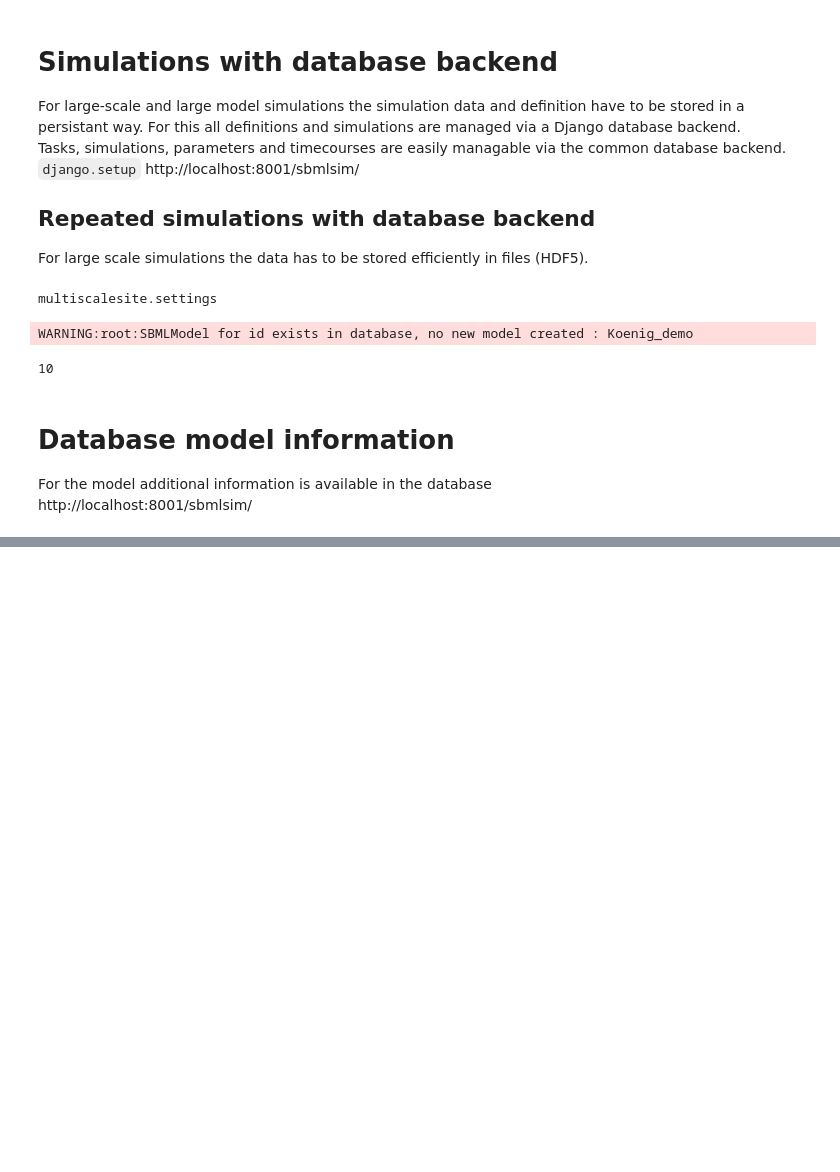
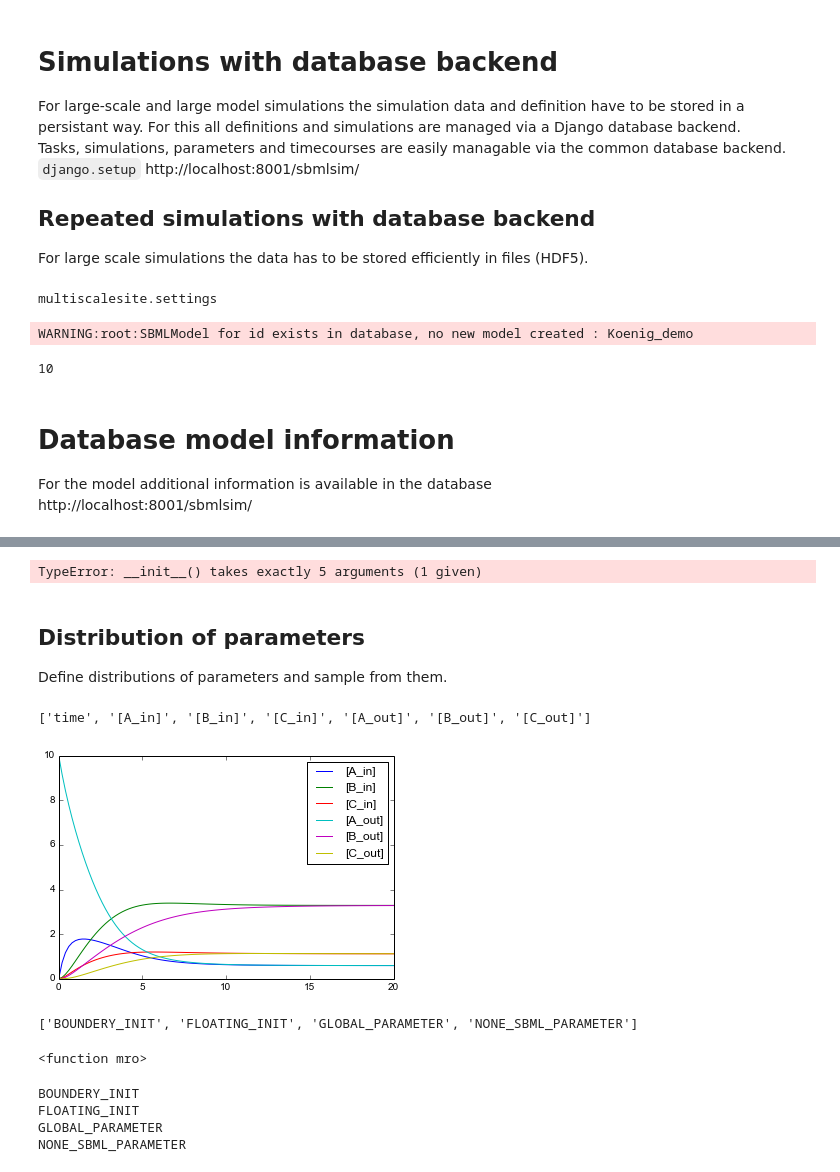
Before and after one commit to jingyayeah/multiscale-galactose, a Jupyter notebook: python/simulator/examples/demo/02_demo_django.ipynb, the cells around one changed output, grey strips where cells are left out. Cells and saved outputs as stored; diff of their text form; code cells hidden in the pictures; blank space fills up the shorter version.

Commit message:
Implementing EnumType

```diff
--- a/python/simulator/examples/demo/02_demo_django.ipynb
+++ b/python/simulator/examples/demo/02_demo_django.ipynb
@@ -51,0 +61,18 @@ import odesim.db_tools
+# %%
+from odesim.dist.samples import Sample, SampleParameter
+samples = []
+s = Sample()
+sp = SampleParameter('Vmax_b1', value=4.0, 'mole_per_s', GLO
+# %% [output]
+TypeError: __init__() takes exactly 5 arguments (1 given)
+# %% [markdown]
+## Distribution of parameters
+Define distributions of parameters and sample from them.
+# %%
+%matplotlib inline
+rr = roadrunner.RoadRunner('Koenig_demo.xml')
+print rr.selections
+s = rr.simulate(0,20, 100, plot=True)  # equidistant timecourse for 20 [s]
+# %% [output]
+['time', '[A_in]', '[B_in]', '[C_in]', '[A_out]', '[B_out]', '[C_out]']
+[figure, added]
@@ -51,0 +91,16 @@ import odesim.db_tools
+# %%
+ParameterType._values()
+# %% [output]
+['BOUNDERY_INIT', 'FLOATING_INIT', 'GLOBAL_PARAMETER', 'NONE_SBML_PARAMETER']
+# %%
+ParameterType.mro
+# %% [output]
+<function mro>
+# %%
+for item in ParameterType:
+    print item.value
+# %% [output]
+BOUNDERY_INIT
+FLOATING_INIT
+GLOBAL_PARAMETER
+NONE_SBML_PARAMETER
```
Also changed, not shown: parts of 13 cells of this notebook, 22 other files.
